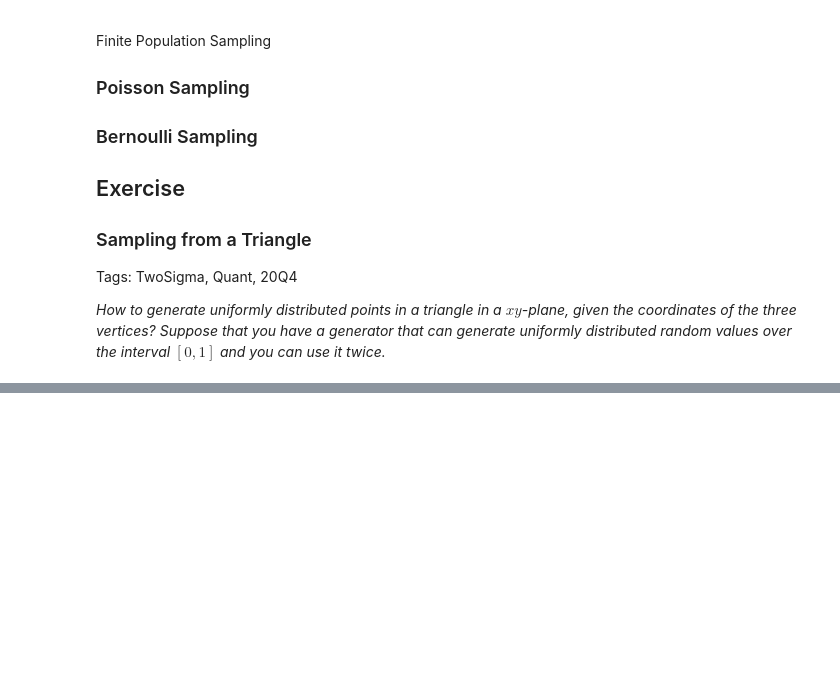
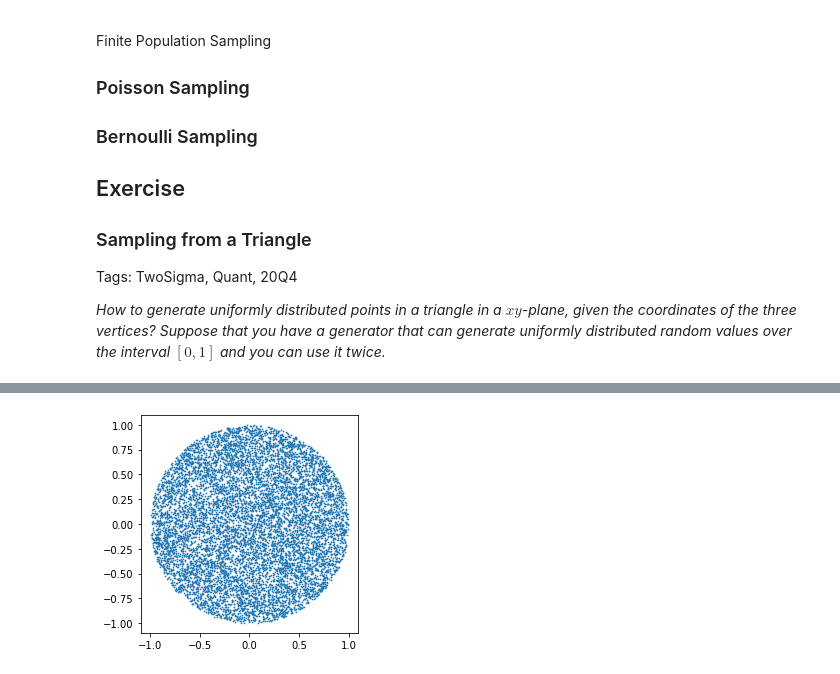
Before and after one commit to dennissxz/data-science-handbook, a Jupyter notebook: _sources/12-probabilities/71-sampling.ipynb, the cells around one changed output, grey strips where cells are left out. Saved outputs shown, nothing was run; the diff lists cells and outputs as text; code cells hidden in the pictures; blank space fills up the shorter version.

```diff
--- a/_sources/12-probabilities/71-sampling.ipynb
+++ b/_sources/12-probabilities/71-sampling.ipynb
@@ -347,0 +286,11 @@ plt.show()
+# %%
+n = 10000
+vers = np.asarray([[0,0], [0,1], [0,1]])
+points = sample_any_triangle(vers, n)
+theta = np.random.rand(n)*2*np.pi
+Rs = np.array([[np.cos(theta), -np.sin(theta)], [np.sin(theta), np.cos(theta)]]).transpose()
+sample = np.array([points[i] @ Rs[i] for i in range(n)])
+plt.scatter(sample[:,0], sample[:,1], s=0.5)
+plt.gca().set_aspect('equal', adjustable='box')
+# %% [output]
+[figure, added]
```
Also changed, not shown: parts of 10 cells of this notebook, 31 other files.
